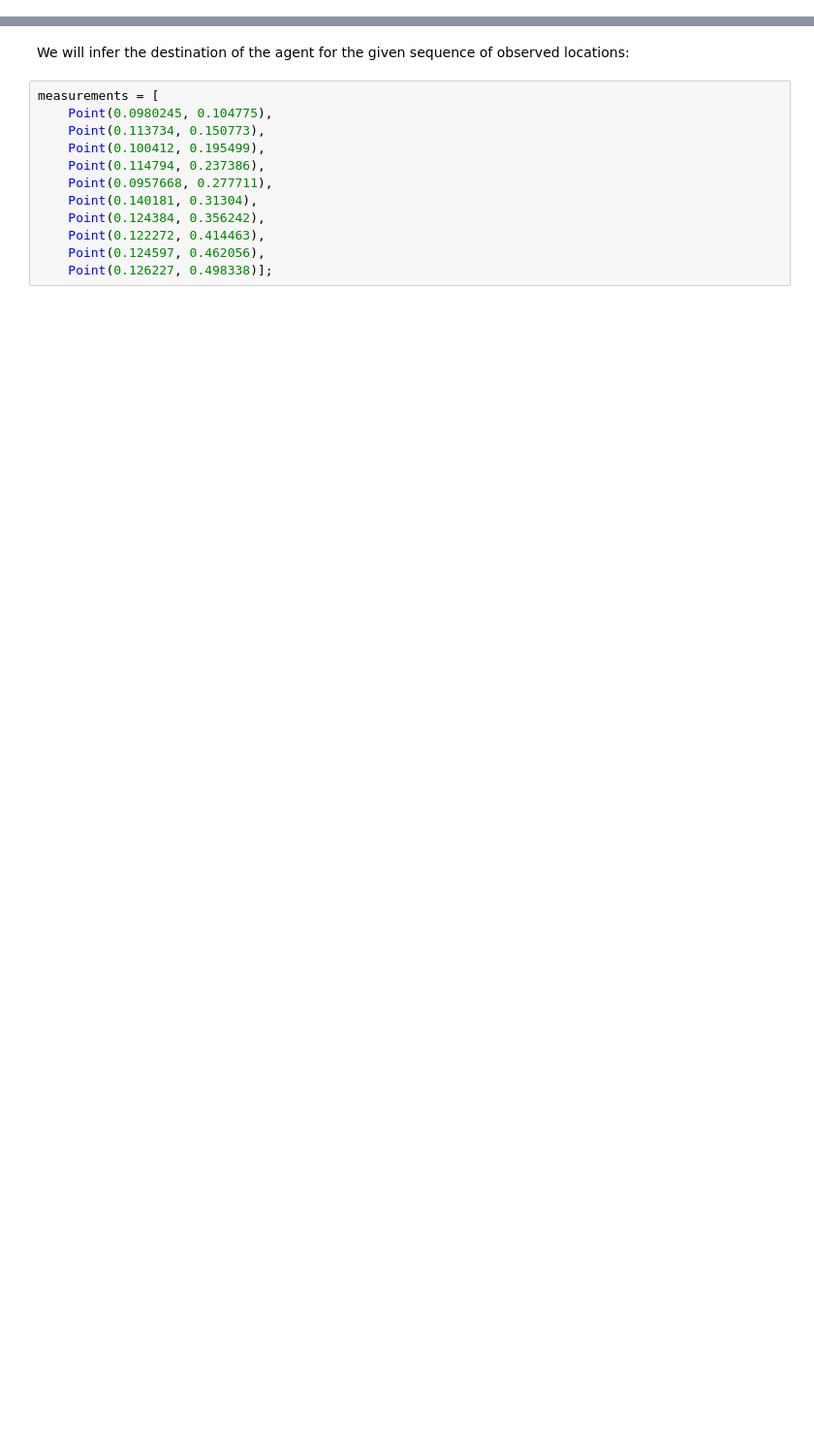
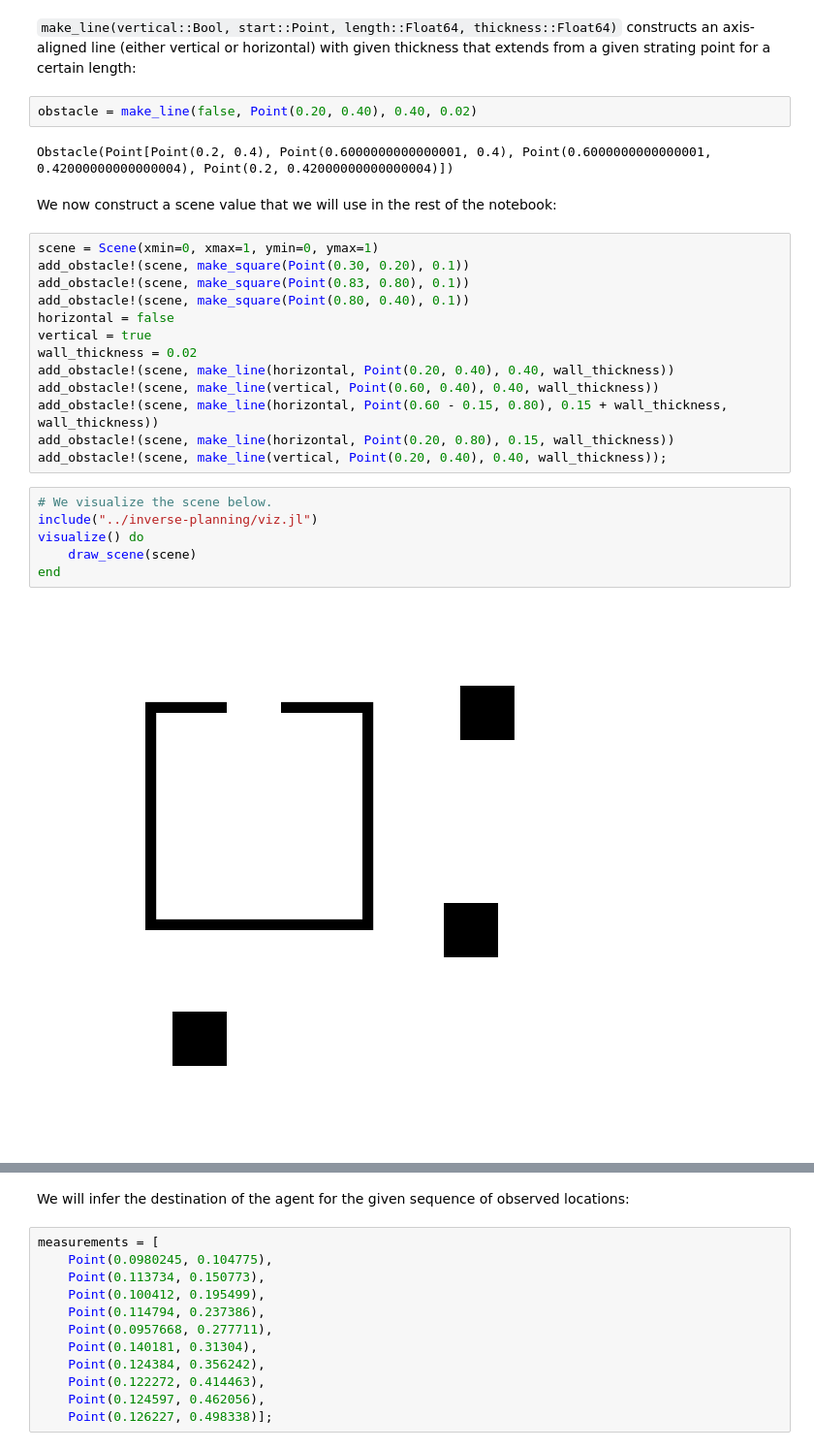
Before and after one commit to probcomp/gen-quickstart, a Jupyter notebook: tutorials/Data-Driven Proposals in Gen.ipynb, the cells around one changed output, grey strips where cells are left out. Shown at 97% size. Saved outputs shown, nothing was run; the diff lists cells and outputs as text; blank space fills up the shorter version.

```diff
--- a/tutorials/Data-Driven Proposals in Gen.ipynb
+++ b/tutorials/Data-Driven Proposals in Gen.ipynb
@@ -138,0 +105,32 @@ planner_params = PlannerParams(300, 3.0, 2000, 1.);
+# %% [markdown]
+`make_line(vertical::Bool, start::Point, length::Float64,
+thickness::Float64)` constructs an axis-aligned line (either vertical or
+horizontal) with given thickness that extends from a given strating point for
+a certain length:
+# %%
+obstacle = make_line(false, Point(0.20, 0.40), 0.40, 0.02)
+# %% [output]
+Obstacle(Point[Point(0.2, 0.4), Point(0.6000000000000001, 0.4), Point(0.6000000000000001, 0.42000000000000004), Point(0.2, 0.42000000000000004)])
+# %% [markdown]
+We now construct a scene value that we will use in the rest of the notebook:
+# %%
+scene = Scene(xmin=0, xmax=1, ymin=0, ymax=1)
+add_obstacle!(scene, make_square(Point(0.30, 0.20), 0.1))
+add_obstacle!(scene, make_square(Point(0.83, 0.80), 0.1))
+add_obstacle!(scene, make_square(Point(0.80, 0.40), 0.1))
+horizontal = false
+vertical = true
+wall_thickness = 0.02
+add_obstacle!(scene, make_line(horizontal, Point(0.20, 0.40), 0.40, wall_thickness))
+add_obstacle!(scene, make_line(vertical, Point(0.60, 0.40), 0.40, wall_thickness))
+add_obstacle!(scene, make_line(horizontal, Point(0.60 - 0.15, 0.80), 0.15 + wall_thickness, wall_thickness))
+add_obstacle!(scene, make_line(horizontal, Point(0.20, 0.80), 0.15, wall_thickness))
+add_obstacle!(scene, make_line(vertical, Point(0.20, 0.40), 0.40, wall_thickness));
+# %%
+# We visualize the scene below.
+include("../inverse-planning/viz.jl")
+visualize() do
+    draw_scene(scene)
+end
+# %% [output]
+[figure, added]
```
Also changed, not shown: parts of 182 cells of this notebook, 49 other files.
